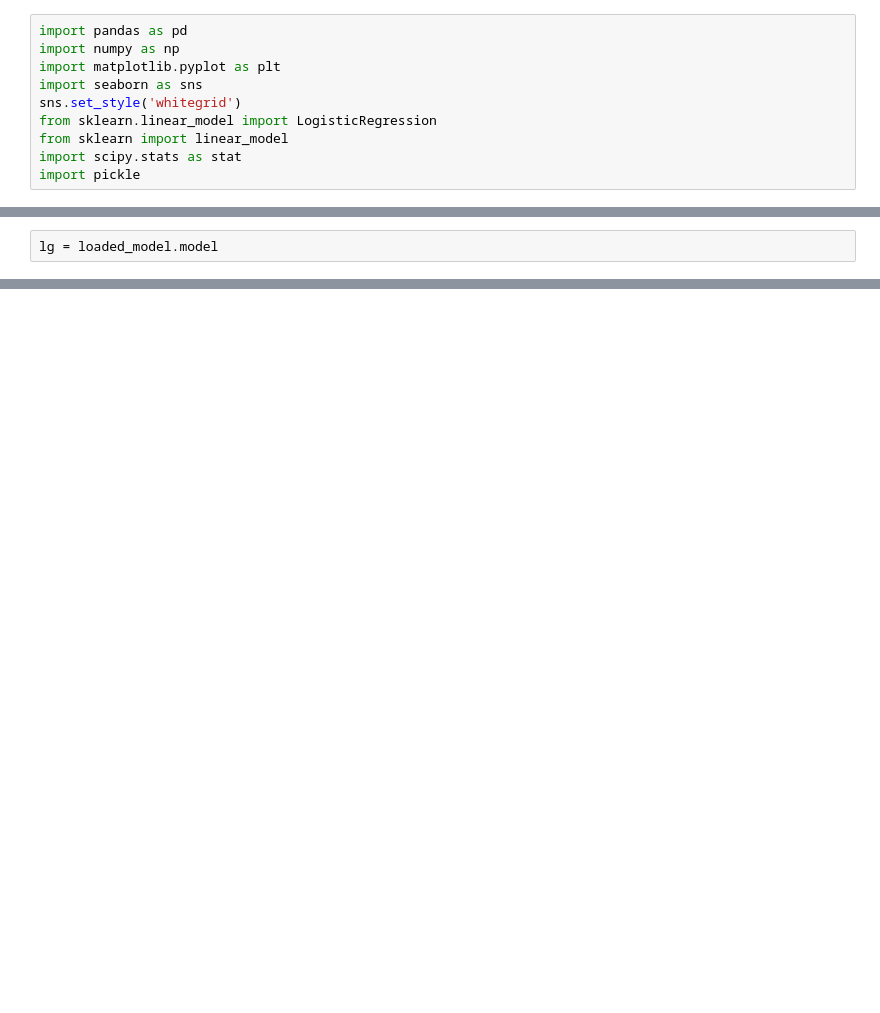
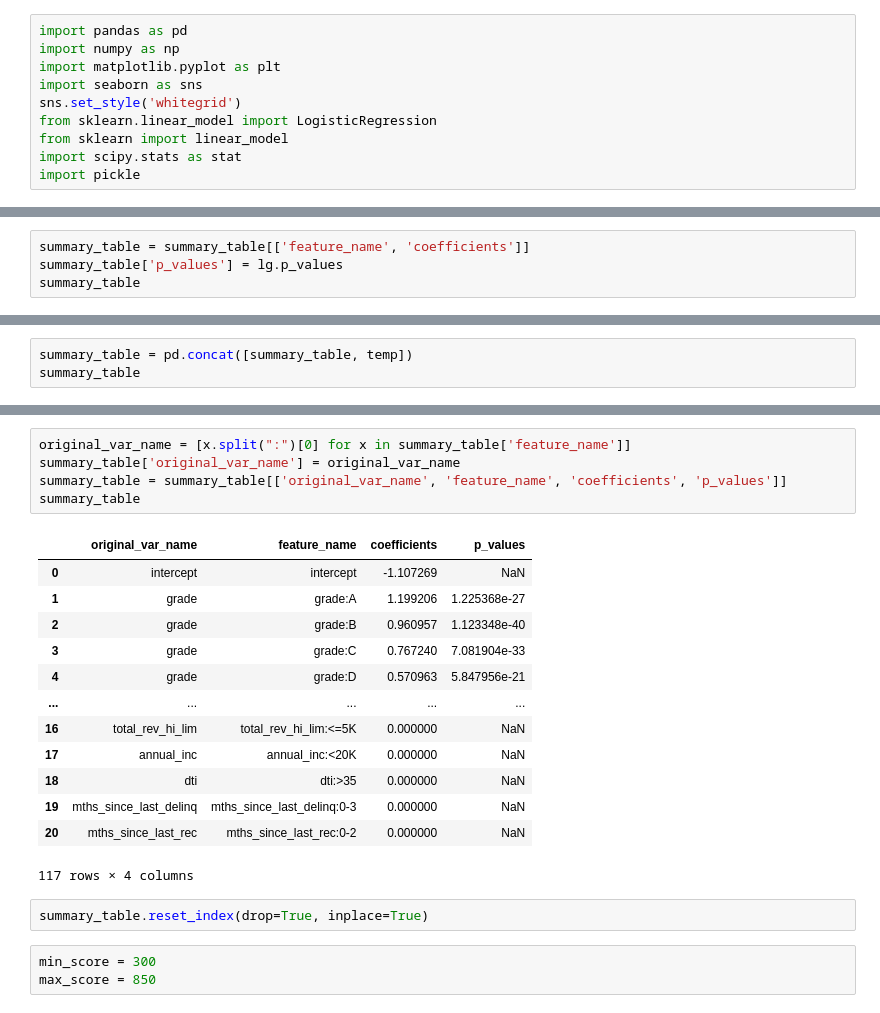
Before and after one commit to EmilSeyfullayev/Credit_Risk_Modeling_in_Python, a Jupyter notebook: Scoring.ipynb, the cells around one changed output, grey strips where cells are left out. Cells and saved outputs as stored; diff of their text form; blank space fills up the shorter version.

```diff
--- a/Scoring.ipynb
+++ b/Scoring.ipynb
@@ -41,2 +44,0 @@ loaded_model = pickle.load(
-# %%
-lg = loaded_model.model
@@ -62,0 +152,4 @@ array([[ 1.19920637e+00,  9.60957332e-01,  7.67240462e-01,
+# %%
+summary_table = summary_table[['feature_name', 'coefficients']]
+summary_table['p_values'] = lg.p_values
+summary_table
@@ -62,0 +196,3 @@ array([[ 1.19920637e+00,  9.60957332e-01,  7.67240462e-01,
+# %%
+summary_table = pd.concat([summary_table, temp])
+summary_table
@@ -62,0 +213,24 @@ array([[ 1.19920637e+00,  9.60957332e-01,  7.67240462e-01,
+# %%
+original_var_name = [x.split(":")[0] for x in summary_table['feature_name']]
+summary_table['original_var_name'] = original_var_name
+summary_table = summary_table[['original_var_name', 'feature_name', 'coefficients', 'p_values']]
+summary_table
+# %% [output]
+|  | original_var_name | feature_name | coefficients | p_values |
+| 0 | intercept | intercept | -1.107269 | NaN |
+| 1 | grade | grade:A | 1.199206 | 1.225368e-27 |
+| 2 | grade | grade:B | 0.960957 | 1.123348e-40 |
+| 3 | grade | grade:C | 0.767240 | 7.081904e-33 |
+| 4 | grade | grade:D | 0.570963 | 5.847956e-21 |
+| ... | ... | ... | ... | ... |
+| 16 | total_rev_hi_lim | total_rev_hi_lim:<=5K | 0.000000 | NaN |
+| 17 | annual_inc | annual_inc:<20K | 0.000000 | NaN |
+| 18 | dti | dti:>35 | 0.000000 | NaN |
+| 19 | mths_since_last_delinq | mths_since_last_delinq:0-3 | 0.000000 | NaN |
+| 20 | mths_since_last_rec | mths_since_last_rec:0-2 | 0.000000 | NaN |
+117 rows × 4 columns
+# %%
+summary_table.reset_index(drop=True, inplace=True)
+# %%
+min_score = 300
+max_score = 850
```
Also changed, not shown: parts of 18 cells of this notebook.
